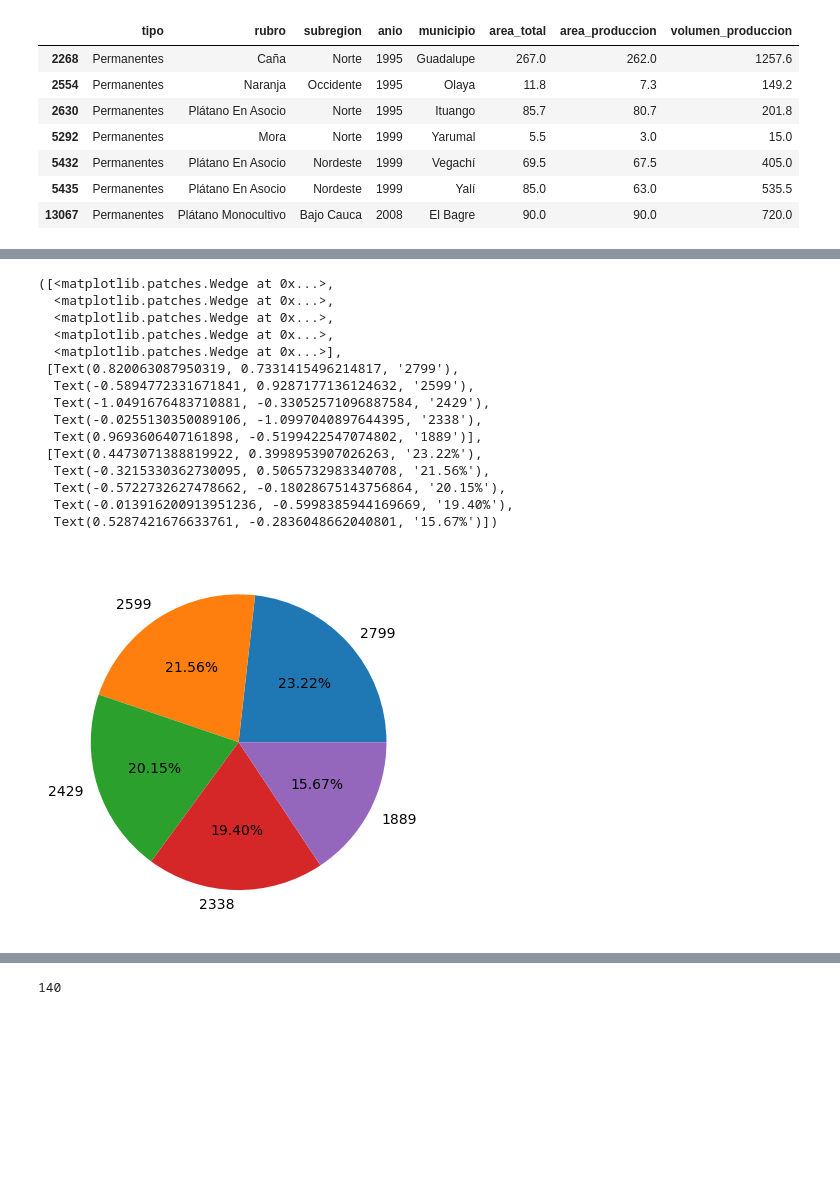
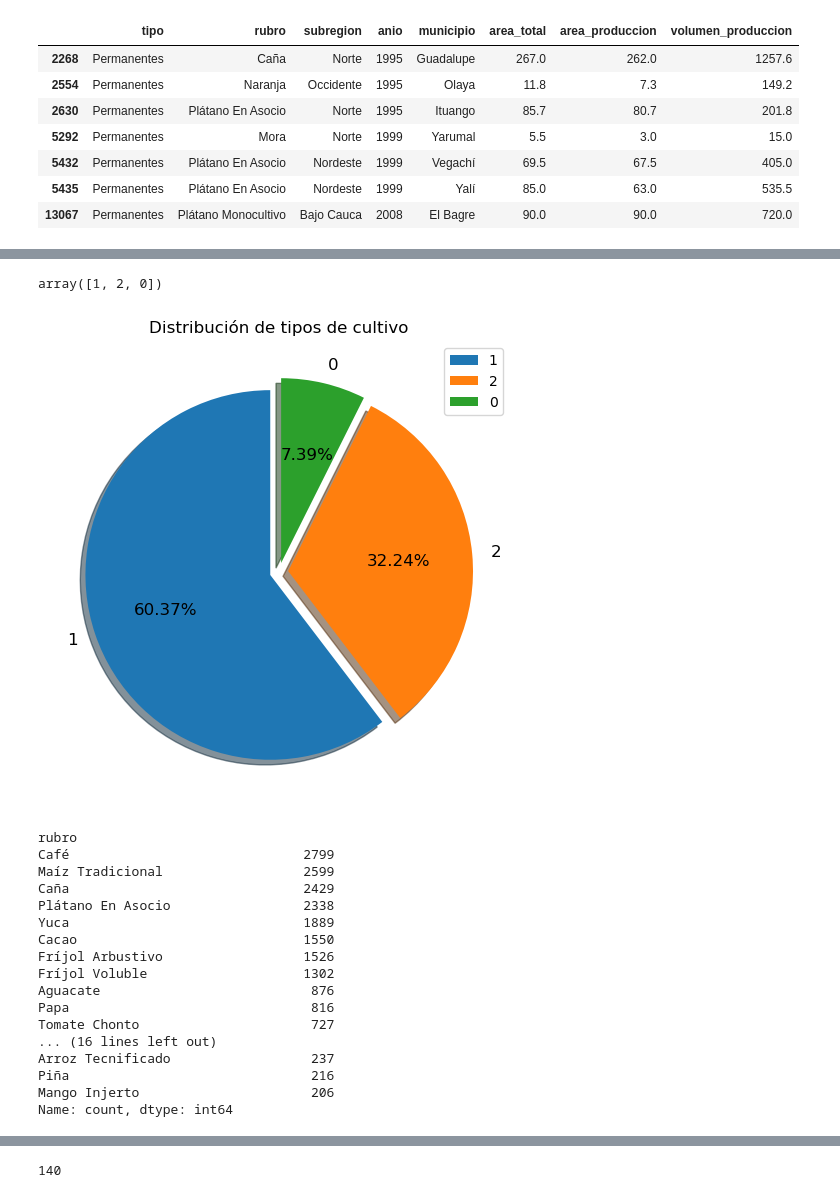
Before and after one commit to federr-gh/Produccion-agricola-datascience, a Jupyter notebook: produccion-agricola.ipynb, the cells around one changed output, grey strips where cells are left out. Drawn from its saved outputs; the diff is of its cells as text; code cells hidden in the pictures; blank space fills up the shorter version.

Commit message:
data cleaning

```diff
--- a/produccion-agricola.ipynb
+++ b/produccion-agricola.ipynb
@@ -27,7 +27,7 @@ from sklearn.tree import DecisionTreeClassifier
 from xgboost import XGBClassifier
 from sklearn.metrics import confusion_matrix, accuracy_score
 # %%
-df = pd.read_json('dataset/produccion-agricola.json')
+df = pd.read_json('data/produccion-agricola.json')
 df.head()
 # %% [output]
 |  | tipo | rubro | subregion | anio | municipio | area_total | area_produccion | volumen_produccion |
@@ -82,6 +82,12 @@ df.describe(include='O')
 df[df['tipo'] == 'Permanentes']['volumen_produccion'].mean()
 # %% [output]
 3861.514644331663
+# %%
+areas = df[['area_total', 'area_produccion', 'volumen_produccion']].columns
+for i in df['tipo'].unique():
+    for j in areas:
+        media = df[df['tipo'] == i][j].mean()
+        df.loc[df['tipo'] == i, j] = df.loc[df['tipo'] == i, j].fillna(media)
 # %%
 df.groupby(['tipo'])['volumen_produccion'].mean()
 # %% [output]
@@ -106,3 +112,5 @@ df[df.duplicated()]
 | 5432 | Permanentes | Plátano En Asocio | Nordeste | 1999 | Vegachí | 69.5 | 67.5 | 405.0 |
 | 5435 | Permanentes | Plátano En Asocio | Nordeste | 1999 | Yalí | 85.0 | 63.0 | 535.5 |
 | 13067 | Permanentes | Plátano Monocultivo | Bajo Cauca | 2008 | El Bagre | 90.0 | 90.0 | 720.0 |
+# %%
+df.drop_duplicates(inplace=True)
@@ -109,22 +132,39 @@ df[df.duplicated()]
+# %%
+df['tipo'].unique()
+# %% [output]
+array([1, 2, 0])
 # %%
-plt.pie(df['rubro'].value_counts().head(), labels=df['rubro'].value_counts().head().unique(), autopct='%0.2f%%')
+plt.figure(figsize=(10, 6))
+plt.pie(df['tipo'].value_counts(),
+        labels=df['tipo'].unique(),
+        autopct='%0.2f%%', startangle=90, shadow=True,
+        explode=(0.05, 0.05, 0.05),
+        textprops={'fontsize': 12} )
+plt.title('Distribución de tipos de cultivo')
+plt.legend(df['tipo'].unique())
+plt.show()
 # %% [output]
-([<matplotlib.patches.Wedge at 0x...>,
-  <matplotlib.patches.Wedge at 0x...>,
-  <matplotlib.patches.Wedge at 0x...>,
-  <matplotlib.patches.Wedge at 0x...>,
-  <matplotlib.patches.Wedge at 0x...>],
- [Text(0.820063087950319, 0.7331415496214817, '2799'),
-  Text(-0.5894772331671841, 0.9287177136124632, '2599'),
-  Text(-1.0491676483710881, -0.33052571096887584, '2429'),
-  Text(-0.0255130350089106, -1.0997040897644395, '2338'),
-  Text(0.9693606407161898, -0.5199422547074802, '1889')],
- [Text(0.4473071388819922, 0.3998953907026263, '23.22%'),
-  Text(-0.3215330362730095, 0.5065732983340708, '21.56%'),
-  Text(-0.5722732627478662, -0.18028675143756864, '20.15%'),
-  Text(-0.013916200913951236, -0.5998385944169669, '19.40%'),
-  Text(0.5287421676633761, -0.2836048662040801, '15.67%')])
-[figure, old version]
+[figure, new version]
+# %%
+df['rubro'].value_counts().head(30)
+# %% [output]
+rubro
+Café                              2799
+Maíz Tradicional                  2599
+Caña                              2429
+Plátano En Asocio                 2338
+Yuca                              1889
+Cacao                             1550
+Fríjol Arbustivo                  1526
+Fríjol Voluble                    1302
+Aguacate                           876
+Papa                               816
+Tomate Chonto                      727
+... (16 lines left out)
+Arroz Tecnificado                  237
+Piña                               216
+Mango Injerto                      206
+Name: count, dtype: int64
 # %%
 plt.figure(figsize=(10, 10))
 df['rubro'].value_counts().head(10).plot(kind='bar', colormap='Set2')
```
Also changed, not shown: parts of 21 cells of this notebook.
